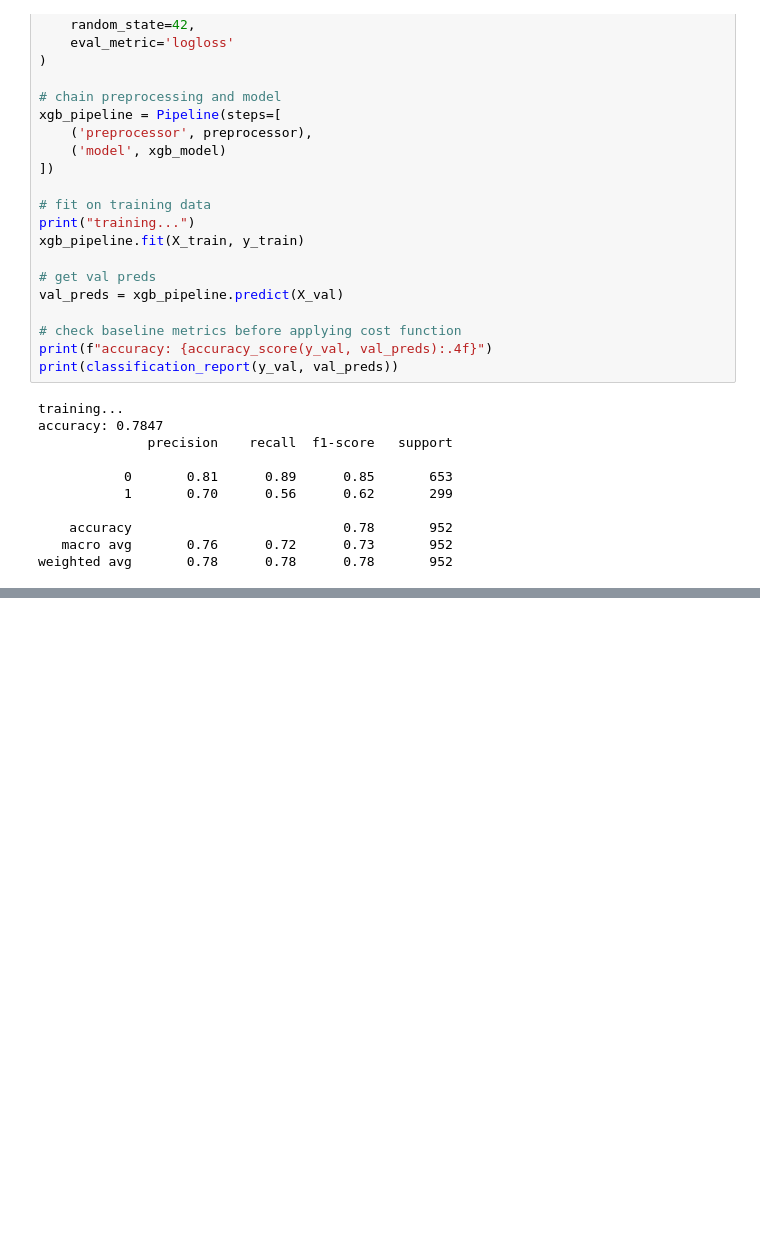
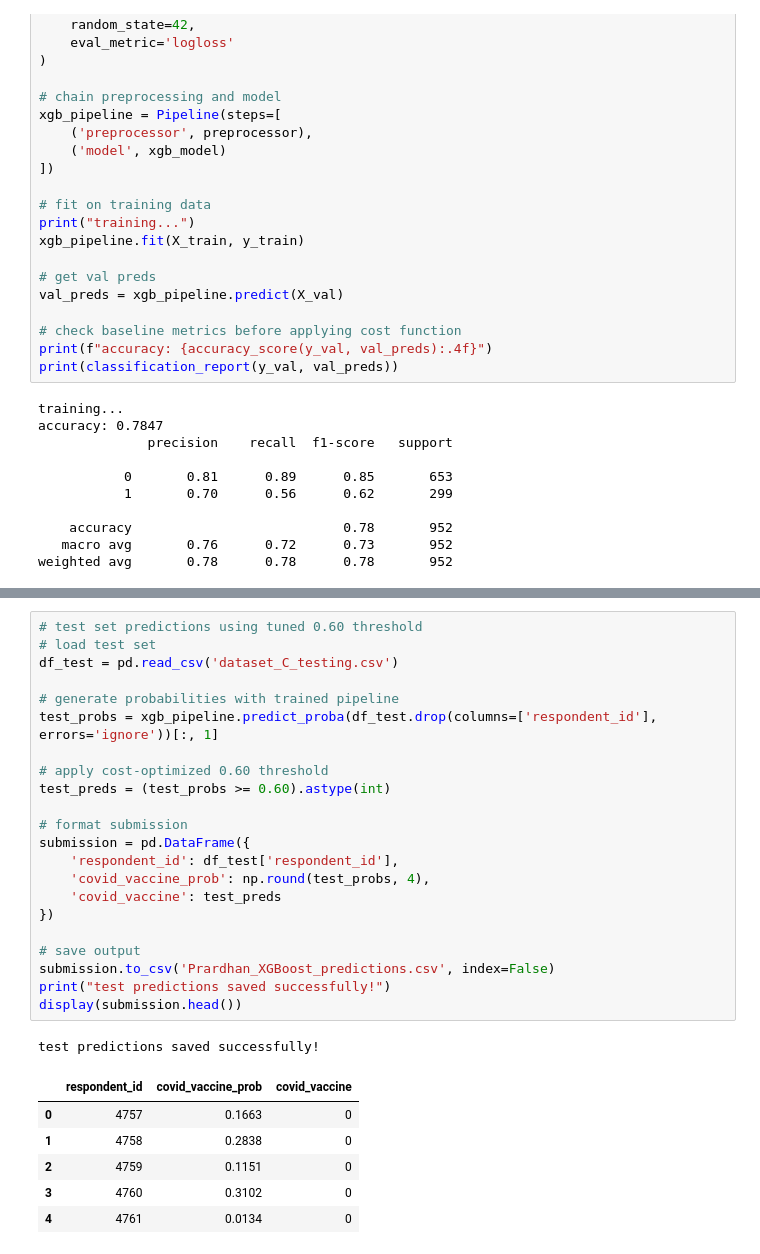
Before and after one commit to UH-HACKATHON-TEAMN/Hackathon-Town-C, a Jupyter notebook: Prardhan_EDA_Models.ipynb, the cells around one changed output, grey strips where cells are left out. Cells and saved outputs as stored; diff of their text form; blank space fills up the shorter version.

```diff
--- a/Prardhan_EDA_Models.ipynb
+++ b/Prardhan_EDA_Models.ipynb
@@ -238,3 +238,33 @@ Passing `palette` without assigning `hue` is deprecated and will be removed in v
 
   sns.barplot(data=importance_df.head(10), x='importance', y='feature', palette='viridis')
 [figure]
+# %%
+# test set predictions using tuned 0.60 threshold
+# load test set
+df_test = pd.read_csv('dataset_C_testing.csv')
+
+# generate probabilities with trained pipeline
+test_probs = xgb_pipeline.predict_proba(df_test.drop(columns=['respondent_id'], errors='ignore'))[:, 1]
+
+# apply cost-optimized 0.60 threshold
+test_preds = (test_probs >= 0.60).astype(int)
+
+# format submission
+submission = pd.DataFrame({
+    'respondent_id': df_test['respondent_id'],
+    'covid_vaccine_prob': np.round(test_probs, 4),
+    'covid_vaccine': test_preds
+})
+
+# save output
+submission.to_csv('Prardhan_XGBoost_predictions.csv', index=False)
+print("test predictions saved successfully!")
+display(submission.head())
+# %% [output]
+test predictions saved successfully!
+|  | respondent_id | covid_vaccine_prob | covid_vaccine |
+| 0 | 4757 | 0.1663 | 0 |
+| 1 | 4758 | 0.2838 | 0 |
+| 2 | 4759 | 0.1151 | 0 |
+| 3 | 4760 | 0.3102 | 0 |
+| 4 | 4761 | 0.0134 | 0 |
```
Also changed, not shown: parts of 5 cells of this notebook.
